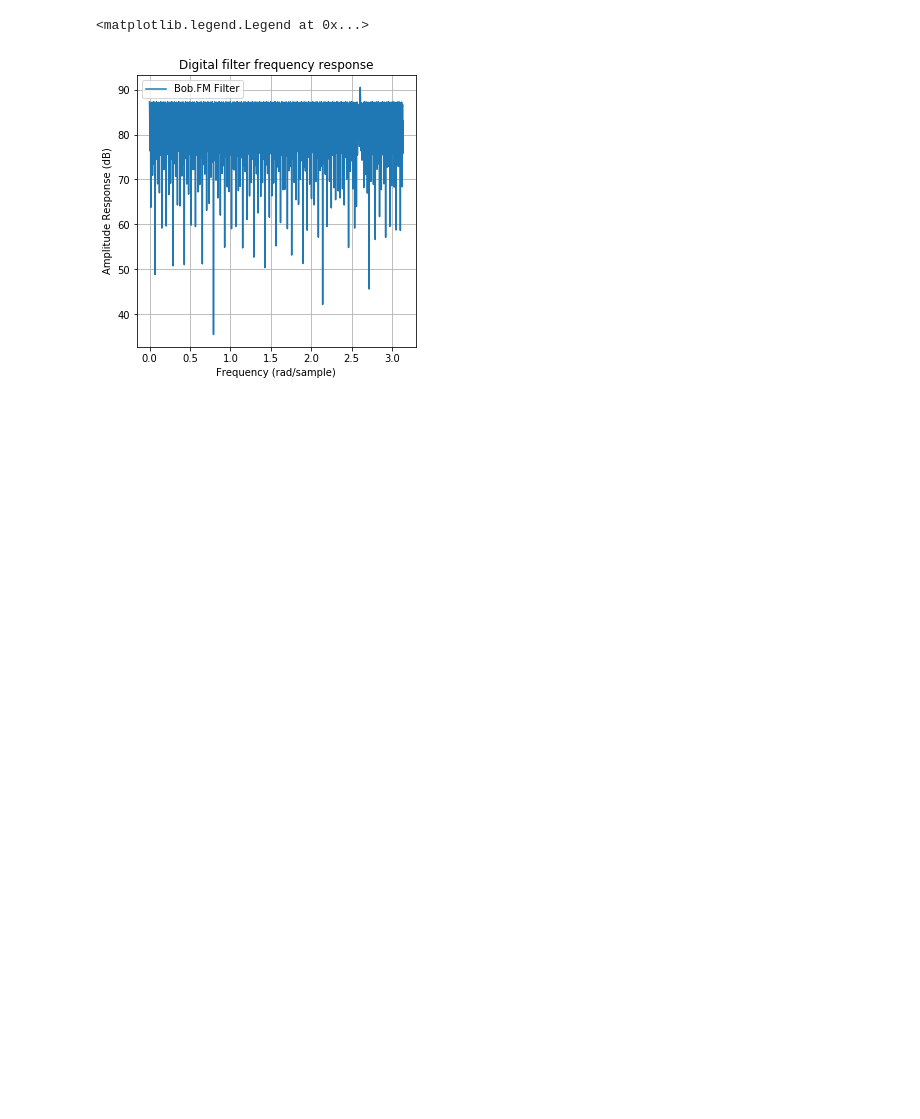
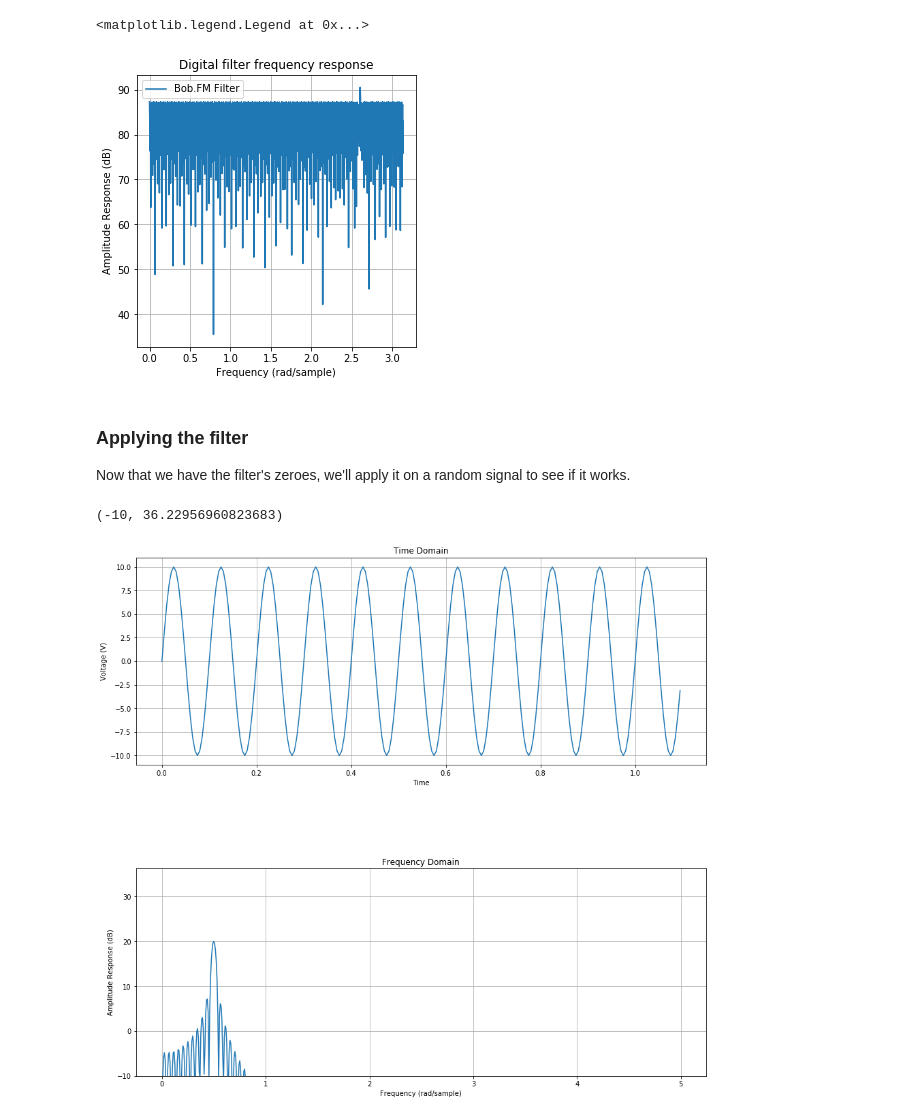
Before and after one commit to rthomp10/bob_fm_fir, a Jupyter notebook: bob_fm_fir_filter.ipynb, the cells around one changed output. Cells and saved outputs as stored; diff of their text form; code cells hidden in the pictures; blank space fills up the shorter version.

```diff
--- a/bob_fm_fir_filter.ipynb
+++ b/bob_fm_fir_filter.ipynb
@@ -43,3 +111,36 @@ plt.legend()
 # %% [output]
 <matplotlib.legend.Legend at 0x...>
 [figure]
+# %% [markdown]
+### Applying the filter
+
+Now that we have the filter's zeroes, we'll apply it on a random signal to see if it works.
+# %%
+freq = 10
+Fs = 20*freq
+duration = 1.1
+amp = 10
+t, s = signal_gen(freq, amp, 0, duration, Fs)
+bins, S = rthomp_fft(s, 10)
+
+# Graph
+plt.figure('position', [15,14])
+plt.subplots_adjust(hspace = .5)
+
+plt.subplot(2,1,1)
+plt.title("Time Domain")
+plt.plot(t, s, label='Noisy')
+plt.ylabel('Voltage (V)')
+plt.xlabel('Time')
+plt.grid()
+
+plt.subplot(2,1,2)
+plt.title('Frequency Domain')
+plt.plot(bins, S)
+plt.ylabel('Amplitude Response (dB)')
+plt.xlabel('Frequency (rad/sample)')
+plt.grid()
+plt.ylim(-10)
+# %% [output]
+(-10, 36.22956960823683)
+[figure, added]
```
Also changed, not shown: parts of 6 cells of this notebook.
